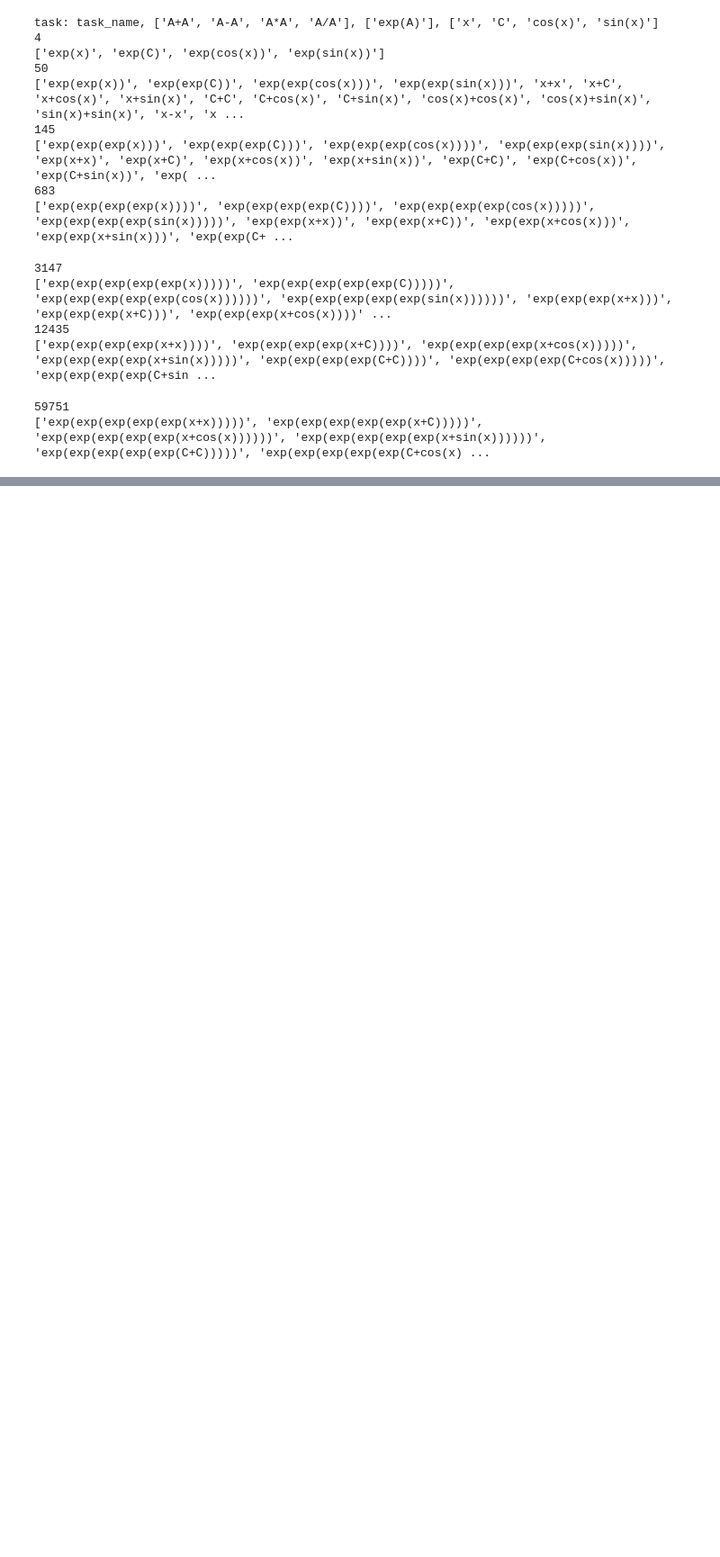
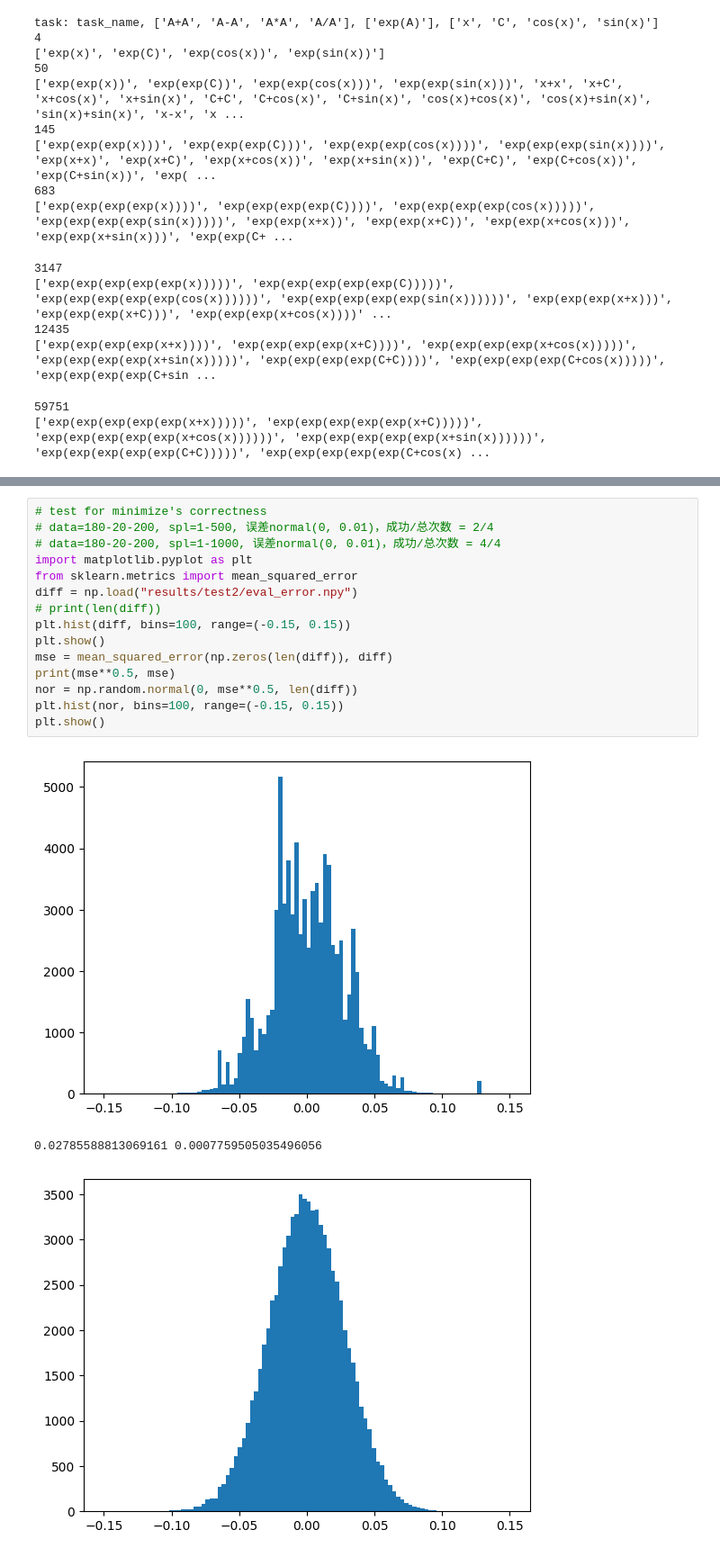
Before and after one commit to EnzeXu/Parallel_Programming_Midterm_Programming, a Jupyter notebook: src/test2.ipynb, the cells around one changed output, grey strips where cells are left out. Shown at 90% size. Cells and saved outputs as stored; diff of their text form; blank space fills up the shorter version.

```diff
--- a/src/test2.ipynb
+++ b/src/test2.ipynb
@@ -64,0 +92,19 @@ task: task_name, ['A+A', 'A-A', 'A*A', 'A/A'], ['exp(A)'], ['x', 'C', 'cos(x)',
+# %%
+# test for minimize's correctness
+# data=180-20-200, spl=1-500, 误差normal(0, 0.01)，成功/总次数 = 2/4
+# data=180-20-200, spl=1-1000, 误差normal(0, 0.01)，成功/总次数 = 4/4
+import matplotlib.pyplot as plt
+from sklearn.metrics import mean_squared_error
+diff = np.load("results/test2/eval_error.npy")
+# print(len(diff))
+plt.hist(diff, bins=100, range=(-0.15, 0.15))
+plt.show()
+mse = mean_squared_error(np.zeros(len(diff)), diff)
+print(mse**0.5, mse)
+nor = np.random.normal(0, mse**0.5, len(diff))
+plt.hist(nor, bins=100, range=(-0.15, 0.15))
+plt.show()
+# %% [output]
+[figure, added]
+0.02785588813069161 0.0007759505035496056
+[figure, added]
```
Also changed, not shown: parts of 2 cells of this notebook, 2 other files.
